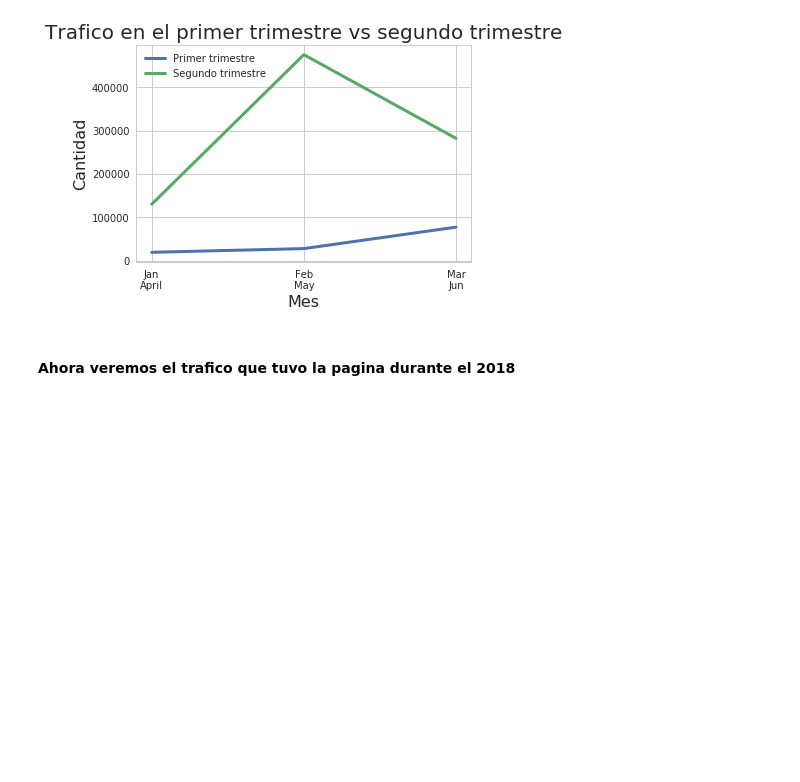
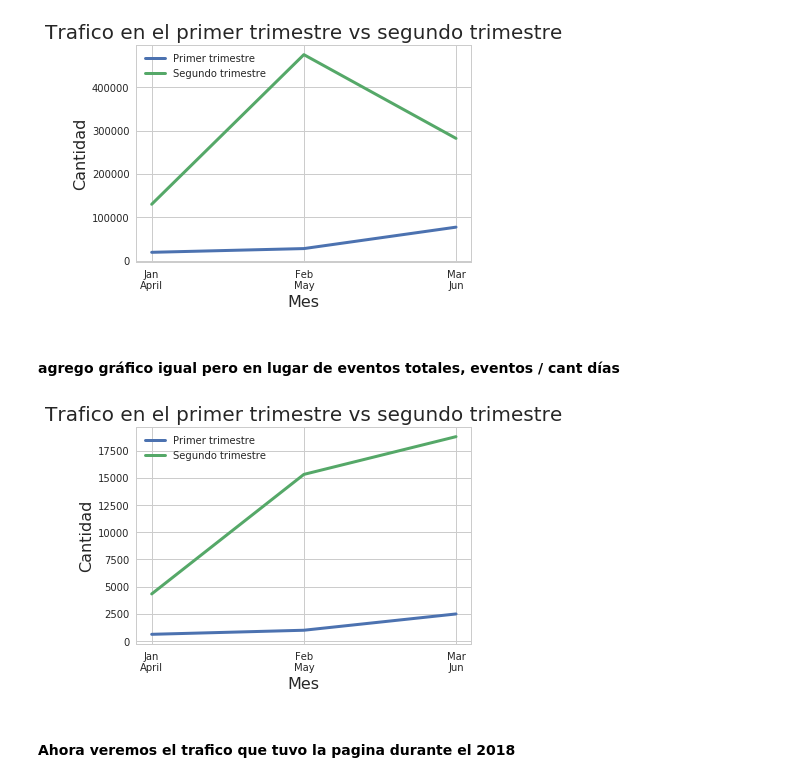
Before and after one commit to jowisaidman/tp1_analisis_exploratorio, a Jupyter notebook: Notebooks/Camila/Resumen/trafico_analsis.ipynb, the cells around one changed output. Saved outputs shown, nothing was run; the diff lists cells and outputs as text; code cells hidden in the pictures; blank space fills up the shorter version.

```diff
--- a/Notebooks/Camila/Resumen/trafico_analsis.ipynb
+++ b/Notebooks/Camila/Resumen/trafico_analsis.ipynb
@@ -175,6 +185,16 @@ g.set_ylabel('Cantidad',fontsize = 16);
 plt.xticks([0, 1,2], ["Jan\nApril", "Feb\nMay", "Mar\nJun"]);
 # %% [output]
 [figure]
+# %% [markdown]
+#### agrego gráfico igual pero en lugar de eventos totales, eventos / cant días
+# %%
+g = trimestres2.plot(linewidth=3)
+g.set_title('Trafico en el primer trimestre vs segundo trimestre',fontsize = 20)
+g.set_xlabel('Mes',fontsize = 16)
+g.set_ylabel('Cantidad',fontsize = 16);
+plt.xticks([0, 1,2], ["Jan\nApril", "Feb\nMay", "Mar\nJun"]);
+# %% [output]
+[figure, added]
 # %% [markdown]
 #### Ahora veremos el trafico que tuvo la pagina durante el 2018
 # %%
```
Also changed, not shown: parts of 8 cells of this notebook.
